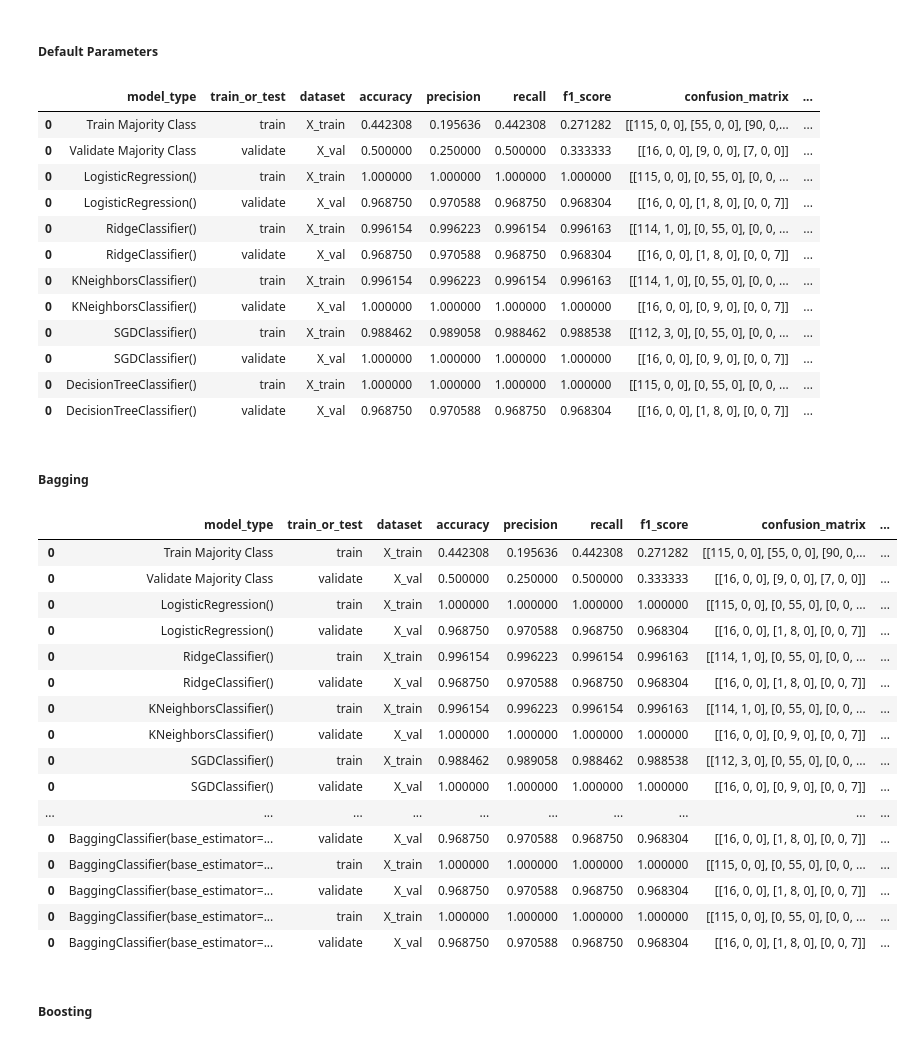
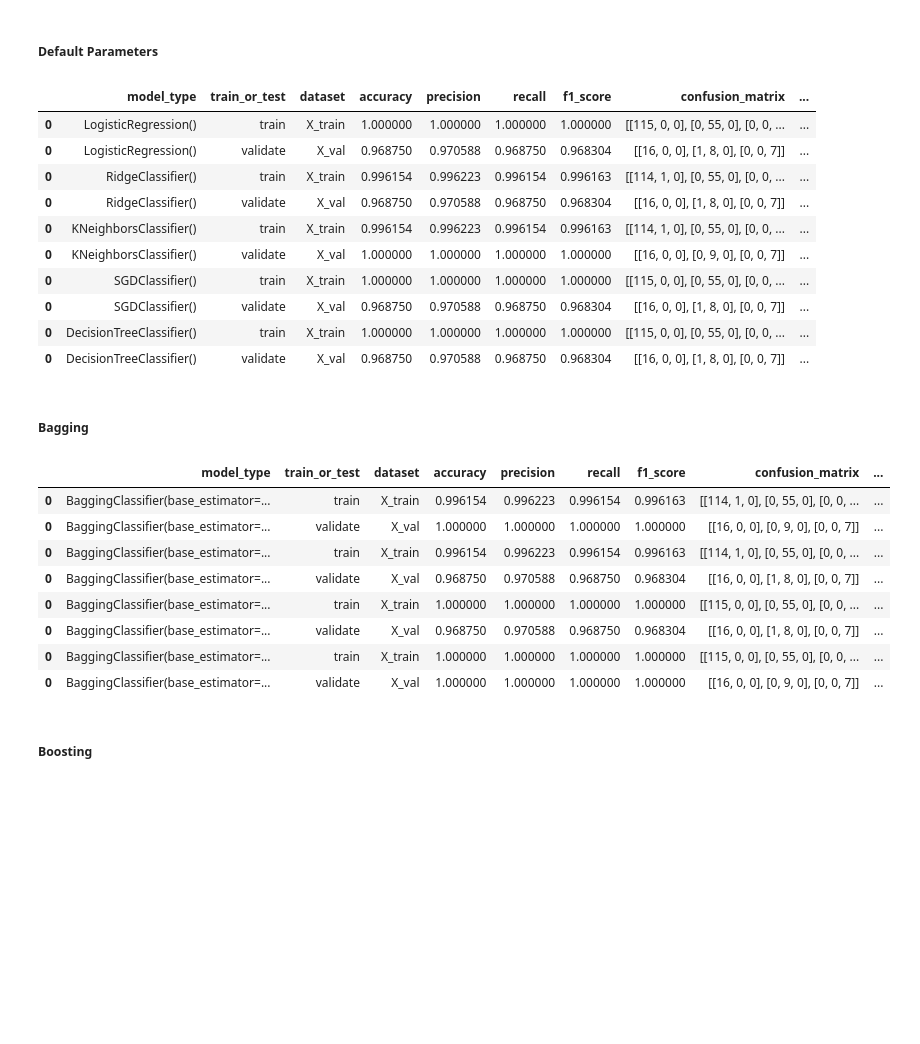
Before and after one commit to emekdahl/machine_learning_template, a Jupyter notebook: machine_learning_template.ipynb, the cells around one changed output. Cells and saved outputs as stored; diff of their text form; code cells hidden in the pictures; blank space fills up the shorter version.

```diff
--- a/machine_learning_template.ipynb
+++ b/machine_learning_template.ipynb
@@ -707,19 +707,17 @@ clf_models = [LogisticRegression(), RidgeClassifier(), KNeighborsClassifier(), S
 clf_models_with_defaults = BasicModelsWithDefaults(clf_models, experiment_data, model_tracker, 'classification')
 clf_models_with_defaults.fit()
 model_tracker = clf_models_with_defaults.predict()
-model_tracker
+model_tracker.tail(len(clf_models) * 2)
 # %% [output]
 |  | model_type | train_or_test | dataset | accuracy | precision | recall | f1_score | confusion_matrix | ... |
-| 0 | Train Majority Class | train | X_train | 0.442308 | 0.195636 | 0.442308 | 0.271282 | [[115, 0, 0], [55, 0, 0], [90, 0,... | ... |
-| 0 | Validate Majority Class | validate | X_val | 0.500000 | 0.250000 | 0.500000 | 0.333333 | [[16, 0, 0], [9, 0, 0], [7, 0, 0]] | ... |
 | 0 | LogisticRegression() | train | X_train | 1.000000 | 1.000000 | 1.000000 | 1.000000 | [[115, 0, 0], [0, 55, 0], [0, 0, ... | ... |
 | 0 | LogisticRegression() | validate | X_val | 0.968750 | 0.970588 | 0.968750 | 0.968304 | [[16, 0, 0], [1, 8, 0], [0, 0, 7]] | ... |
 | 0 | RidgeClassifier() | train | X_train | 0.996154 | 0.996223 | 0.996154 | 0.996163 | [[114, 1, 0], [0, 55, 0], [0, 0, ... | ... |
 | 0 | RidgeClassifier() | validate | X_val | 0.968750 | 0.970588 | 0.968750 | 0.968304 | [[16, 0, 0], [1, 8, 0], [0, 0, 7]] | ... |
 | 0 | KNeighborsClassifier() | train | X_train | 0.996154 | 0.996223 | 0.996154 | 0.996163 | [[114, 1, 0], [0, 55, 0], [0, 0, ... | ... |
 | 0 | KNeighborsClassifier() | validate | X_val | 1.000000 | 1.000000 | 1.000000 | 1.000000 | [[16, 0, 0], [0, 9, 0], [0, 0, 7]] | ... |
-| 0 | SGDClassifier() | train | X_train | 0.988462 | 0.989058 | 0.988462 | 0.988538 | [[112, 3, 0], [0, 55, 0], [0, 0, ... | ... |
-| 0 | SGDClassifier() | validate | X_val | 1.000000 | 1.000000 | 1.000000 | 1.000000 | [[16, 0, 0], [0, 9, 0], [0, 0, 7]] | ... |
+| 0 | SGDClassifier() | train | X_train | 1.000000 | 1.000000 | 1.000000 | 1.000000 | [[115, 0, 0], [0, 55, 0], [0, 0, ... | ... |
+| 0 | SGDClassifier() | validate | X_val | 0.968750 | 0.970588 | 0.968750 | 0.968304 | [[16, 0, 0], [1, 8, 0], [0, 0, 7]] | ... |
 | 0 | DecisionTreeClassifier() | train | X_train | 1.000000 | 1.000000 | 1.000000 | 1.000000 | [[115, 0, 0], [0, 55, 0], [0, 0, ... | ... |
 | 0 | DecisionTreeClassifier() | validate | X_val | 0.968750 | 0.970588 | 0.968750 | 0.968304 | [[16, 0, 0], [1, 8, 0], [0, 0, 7]] | ... |
 # %% [markdown]
@@ -727,27 +725,19 @@ model_tracker
 # %%
 clf_bagging_models = [BaggingClassifier(base_estimator=KNeighborsClassifier()), BaggingClassifier(base_estimator=SVC()), BaggingClassifier(base_estimator=DecisionTreeClassifier()), BaggingClassifier(base_estimator=ExtraTreeClassifier())]
 clf_bagging_models_with_defaults = BasicModelsWithDefaults(clf_bagging_models, experiment_data, model_tracker, 'classification')
 clf_bagging_models_with_defaults.fit()
 model_tracker = clf_bagging_models_with_defaults.predict()
-model_tracker
+model_tracker.tail(len(clf_bagging_models) * 2)
 # %% [output]
 |  | model_type | train_or_test | dataset | accuracy | precision | recall | f1_score | confusion_matrix | ... |
-| 0 | Train Majority Class | train | X_train | 0.442308 | 0.195636 | 0.442308 | 0.271282 | [[115, 0, 0], [55, 0, 0], [90, 0,... | ... |
-| 0 | Validate Majority Class | validate | X_val | 0.500000 | 0.250000 | 0.500000 | 0.333333 | [[16, 0, 0], [9, 0, 0], [7, 0, 0]] | ... |
-| 0 | LogisticRegression() | train | X_train | 1.000000 | 1.000000 | 1.000000 | 1.000000 | [[115, 0, 0], [0, 55, 0], [0, 0, ... | ... |
-| 0 | LogisticRegression() | validate | X_val | 0.968750 | 0.970588 | 0.968750 | 0.968304 | [[16, 0, 0], [1, 8, 0], [0, 0, 7]] | ... |
-| 0 | RidgeClassifier() | train | X_train | 0.996154 | 0.996223 | 0.996154 | 0.996163 | [[114, 1, 0], [0, 55, 0], [0, 0, ... | ... |
-| 0 | RidgeClassifier() | validate | X_val | 0.968750 | 0.970588 | 0.968750 | 0.968304 | [[16, 0, 0], [1, 8, 0], [0, 0, 7]] | ... |
-| 0 | KNeighborsClassifier() | train | X_train | 0.996154 | 0.996223 | 0.996154 | 0.996163 | [[114, 1, 0], [0, 55, 0], [0, 0, ... | ... |
-| 0 | KNeighborsClassifier() | validate | X_val | 1.000000 | 1.000000 | 1.000000 | 1.000000 | [[16, 0, 0], [0, 9, 0], [0, 0, 7]] | ... |
-| 0 | SGDClassifier() | train | X_train | 0.988462 | 0.989058 | 0.988462 | 0.988538 | [[112, 3, 0], [0, 55, 0], [0, 0, ... | ... |
-| 0 | SGDClassifier() | validate | X_val | 1.000000 | 1.000000 | 1.000000 | 1.000000 | [[16, 0, 0], [0, 9, 0], [0, 0, 7]] | ... |
-| ... | ... | ... | ... | ... | ... | ... | ... | ... | ... |
+| 0 | BaggingClassifier(base_estimator=... | train | X_train | 0.996154 | 0.996223 | 0.996154 | 0.996163 | [[114, 1, 0], [0, 55, 0], [0, 0, ... | ... |
+| 0 | BaggingClassifier(base_estimator=... | validate | X_val | 1.000000 | 1.000000 | 1.000000 | 1.000000 | [[16, 0, 0], [0, 9, 0], [0, 0, 7]] | ... |
+| 0 | BaggingClassifier(base_estimator=... | train | X_train | 0.996154 | 0.996223 | 0.996154 | 0.996163 | [[114, 1, 0], [0, 55, 0], [0, 0, ... | ... |
 | 0 | BaggingClassifier(base_estimator=... | validate | X_val | 0.968750 | 0.970588 | 0.968750 | 0.968304 | [[16, 0, 0], [1, 8, 0], [0, 0, 7]] | ... |
 | 0 | BaggingClassifier(base_estimator=... | train | X_train | 1.000000 | 1.000000 | 1.000000 | 1.000000 | [[115, 0, 0], [0, 55, 0], [0, 0, ... | ... |
 | 0 | BaggingClassifier(base_estimator=... | validate | X_val | 0.968750 | 0.970588 | 0.968750 | 0.968304 | [[16, 0, 0], [1, 8, 0], [0, 0, 7]] | ... |
 | 0 | BaggingClassifier(base_estimator=... | train | X_train | 1.000000 | 1.000000 | 1.000000 | 1.000000 | [[115, 0, 0], [0, 55, 0], [0, 0, ... | ... |
-| 0 | BaggingClassifier(base_estimator=... | validate | X_val | 0.968750 | 0.970588 | 0.968750 | 0.968304 | [[16, 0, 0], [1, 8, 0], [0, 0, 7]] | ... |
+| 0 | BaggingClassifier(base_estimator=... | validate | X_val | 1.000000 | 1.000000 | 1.000000 | 1.000000 | [[16, 0, 0], [0, 9, 0], [0, 0, 7]] | ... |
 # %% [markdown]
 ##### Boosting
 # %%
```
Also changed, not shown: parts of 13 cells of this notebook.
